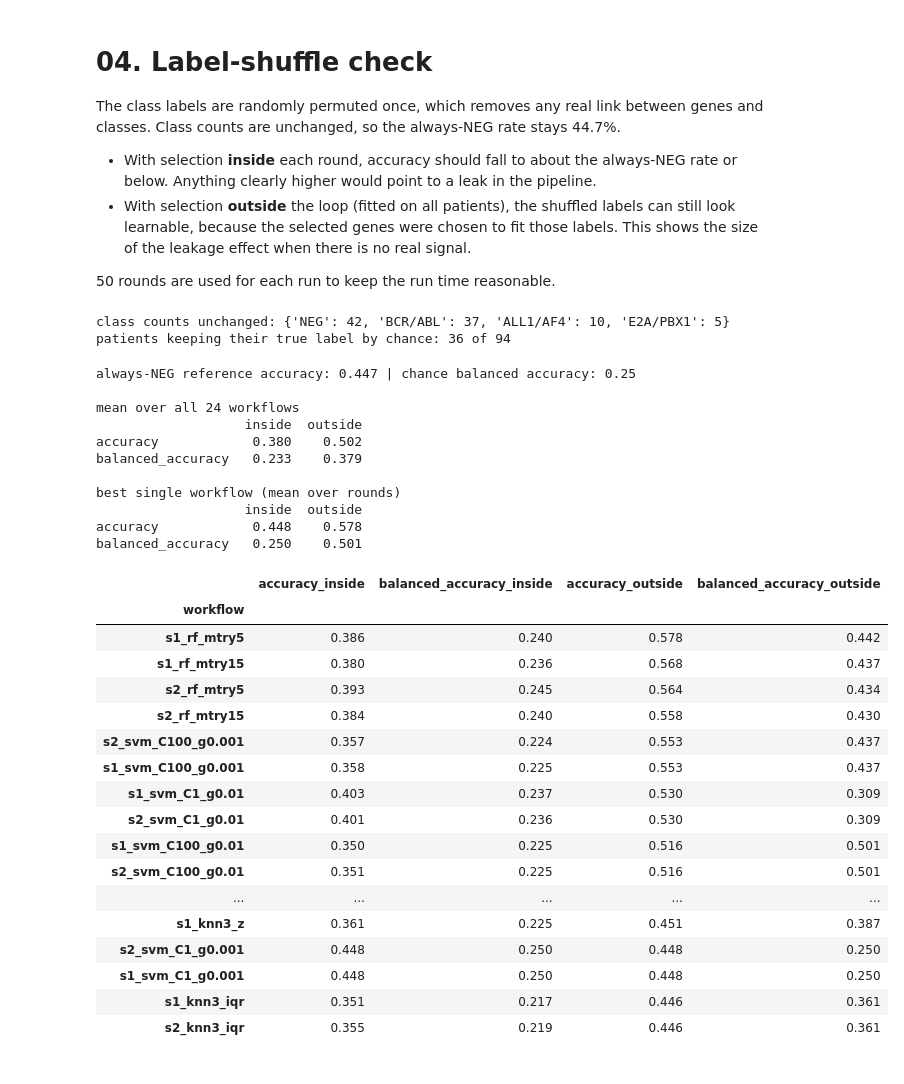
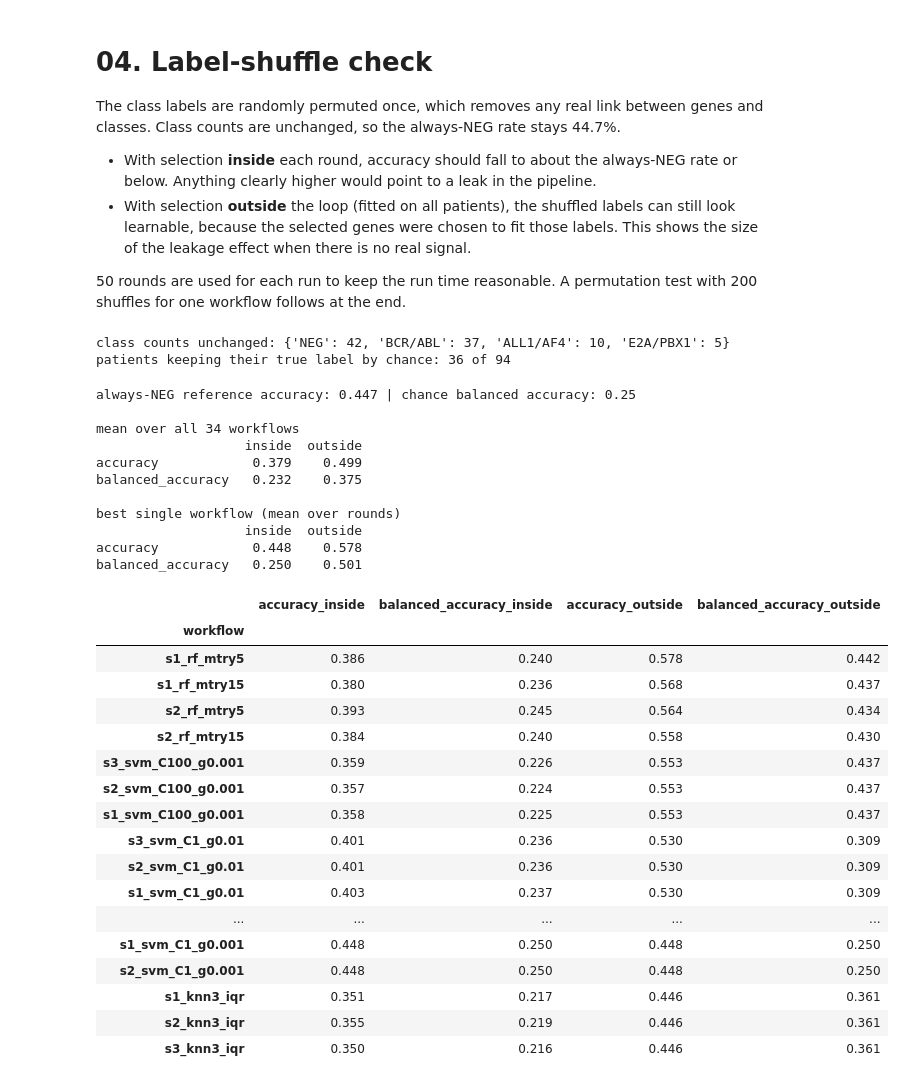
Before and after one commit to haqiqak/leukaemia-mining, a Jupyter notebook: notebooks/04_label_shuffle.ipynb, the cells around one changed output. Cells and saved outputs as stored; diff of their text form; code cells hidden in the pictures.

```diff
--- a/notebooks/04_label_shuffle.ipynb
+++ b/notebooks/04_label_shuffle.ipynb
@@ -6,7 +6,7 @@ The class labels are randomly permuted once, which removes any real link between
 - With selection **inside** each round, accuracy should fall to about the always-NEG rate or below. Anything clearly higher would point to a leak in the pipeline.
 - With selection **outside** the loop (fitted on all patients), the shuffled labels can still look learnable, because the selected genes were chosen to fit those labels. This shows the size of the leakage effect when there is no real signal.
 
-50 rounds are used for each run to keep the run time reasonable.
+50 rounds are used for each run to keep the run time reasonable. A permutation test with 200 shuffles for one workflow follows at the end.
 # %%
 import os
 import sys
@@ -39,7 +42,7 @@ for df in (inside, outside):
 cols = ['accuracy', 'balanced_accuracy']
 print('always-NEG reference accuracy:', round(y.value_counts(normalize=True).max(), 3), '| chance balanced accuracy: 0.25')
 print()
-print('mean over all 24 workflows')
+print('mean over all', inside['workflow'].nunique(), 'workflows')
 print(pd.DataFrame({'inside': inside[cols].mean(), 'outside': outside[cols].mean()}).round(3))
 print()
 print('best single workflow (mean over rounds)')
@@ -48,35 +51,35 @@ print(pd.DataFrame({'inside': inside.groupby('workflow')[cols].mean().max(),
 # %% [output]
 always-NEG reference accuracy: 0.447 | chance balanced accuracy: 0.25
 
-mean over all 24 workflows
+mean over all 34 workflows
                    inside  outside
-accuracy            0.380    0.502
-balanced_accuracy   0.233    0.379
+accuracy            0.379    0.499
+balanced_accuracy   0.232    0.375
 
 best single workflow (mean over rounds)
                    inside  outside
 accuracy            0.448    0.578
 balanced_accuracy   0.250    0.501
 # %%
-res = inside.groupby('workflow')[cols].mean().join(outside.groupby('workflow')[cols].mean(),
-                                                    lsuffix='_inside', rsuffix='_outside')
+res = inside.groupby('workflow')[cols].mean().add_suffix('_inside').join(
+    outside.groupby('workflow')[cols].mean().add_suffix('_outside'))
 res.sort_values('accuracy_outside', ascending=False).round(3)
 # %% [output]
 |  | accuracy_inside | balanced_accuracy_inside | accuracy_outside | balanced_accuracy_outside |
 | workflow |  |  |  |  |
 | s1_rf_mtry5 | 0.386 | 0.240 | 0.578 | 0.442 |
 | s1_rf_mtry15 | 0.380 | 0.236 | 0.568 | 0.437 |
 | s2_rf_mtry5 | 0.393 | 0.245 | 0.564 | 0.434 |
 | s2_rf_mtry15 | 0.384 | 0.240 | 0.558 | 0.430 |
+| s3_svm_C100_g0.001 | 0.359 | 0.226 | 0.553 | 0.437 |
 | s2_svm_C100_g0.001 | 0.357 | 0.224 | 0.553 | 0.437 |
 | s1_svm_C100_g0.001 | 0.358 | 0.225 | 0.553 | 0.437 |
+| s3_svm_C1_g0.01 | 0.401 | 0.236 | 0.530 | 0.309 |
+| s2_svm_C1_g0.01 | 0.401 | 0.236 | 0.530 | 0.309 |
 | s1_svm_C1_g0.01 | 0.403 | 0.237 | 0.530 | 0.309 |
-| s2_svm_C1_g0.01 | 0.401 | 0.236 | 0.530 | 0.309 |
-| s1_svm_C100_g0.01 | 0.350 | 0.225 | 0.516 | 0.501 |
-| s2_svm_C100_g0.01 | 0.351 | 0.225 | 0.516 | 0.501 |
 | ... | ... | ... | ... | ... |
-| s1_knn3_z | 0.361 | 0.225 | 0.451 | 0.387 |
+| s1_svm_C1_g0.001 | 0.448 | 0.250 | 0.448 | 0.250 |
 | s2_svm_C1_g0.001 | 0.448 | 0.250 | 0.448 | 0.250 |
-| s1_svm_C1_g0.001 | 0.448 | 0.250 | 0.448 | 0.250 |
 | s1_knn3_iqr | 0.351 | 0.217 | 0.446 | 0.361 |
 | s2_knn3_iqr | 0.355 | 0.219 | 0.446 | 0.361 |
+| s3_knn3_iqr | 0.350 | 0.216 | 0.446 | 0.361 |
```
Also changed, not shown: parts of 5 cells of this notebook, 28 other files.
